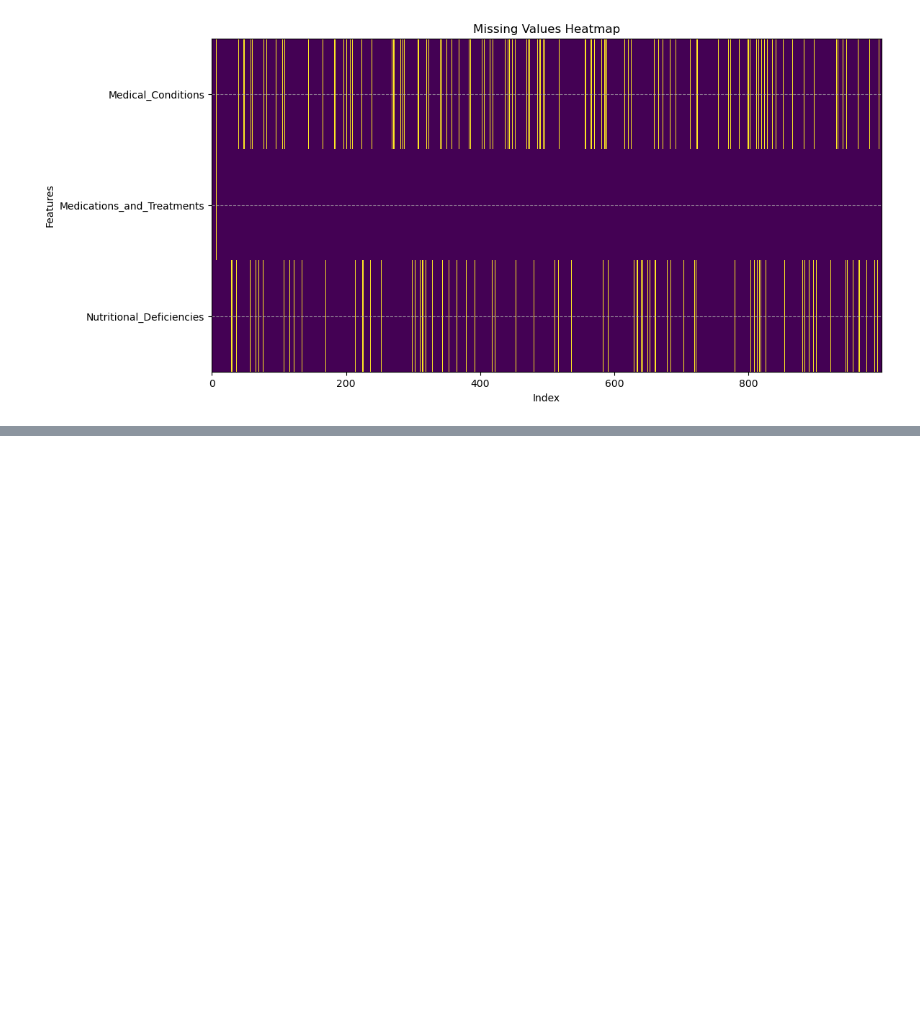
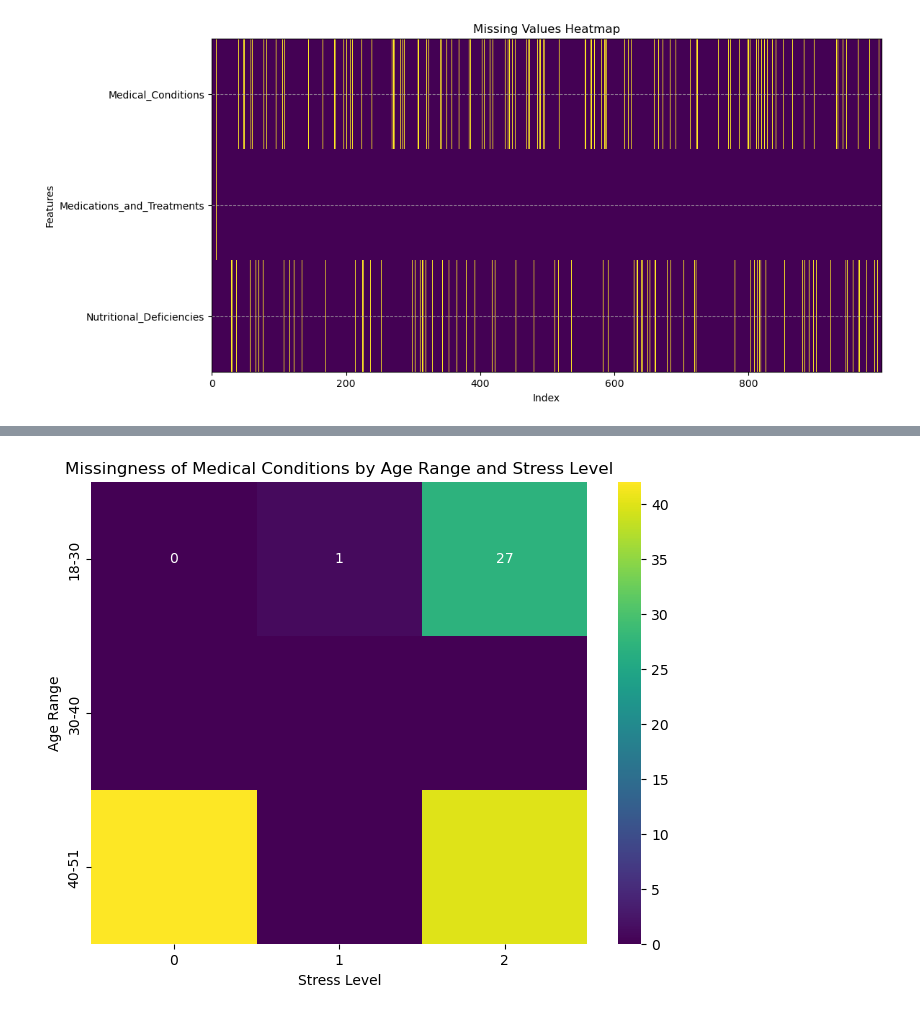
Before and after one commit to AhmadJabbar2502/Hair-Fall-Prediction, a Jupyter notebook: data_cleaning_predit_hair_loss.ipynb, the cells around one changed output, grey strips where cells are left out. Drawn from its saved outputs; the diff is of its cells as text; code cells hidden in the pictures; blank space fills up the shorter version.

```diff
--- a/data_cleaning_predit_hair_loss.ipynb
+++ b/data_cleaning_predit_hair_loss.ipynb
@@ -187,0 +383,25 @@ Moreover, the missing pattern is the general pattern.
+# %%
+import matplotlib.pyplot as plt
+import seaborn as sns
+import pandas as pd
+
+# Ensure missingness column exists
+hair_data['Medical_Conditions_missing'] = hair_data['Medical_Conditions'].isna().astype(int)
+
+# Create a pivot table: rows = Age_Range, columns = Stress_Level, values = missing counts
+pivot_table = hair_data.pivot_table(
+    index='Age_Range',
+    columns='Stress_Level',
+    values='Medical_Conditions_missing',
+    aggfunc='sum',  # count of missing values
+    fill_value=0
+)
+
+plt.figure(figsize=(8,6))
+sns.heatmap(pivot_table, annot=True, fmt='d', cmap='viridis')
+plt.xlabel('Stress Level')
+plt.ylabel('Age Range')
+plt.title('Missingness of Medical Conditions by Age Range and Stress Level')
+plt.show()
+# %% [output]
+[figure, added]
```
Also changed, not shown: parts of 19 cells of this notebook.
